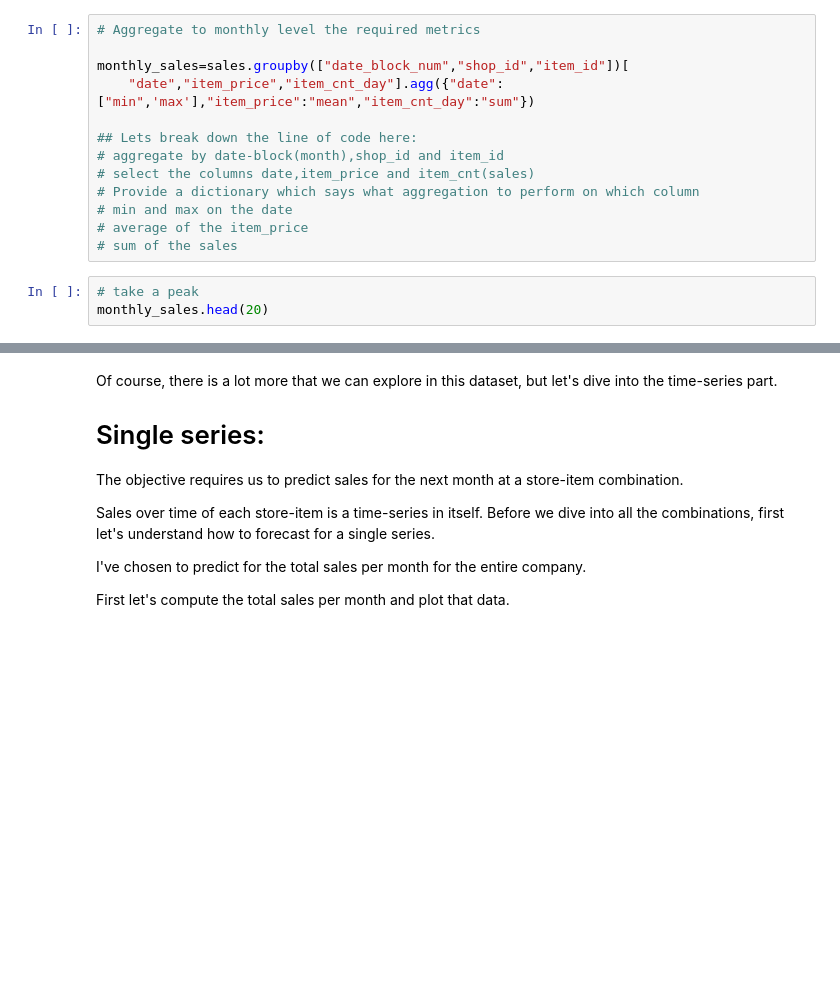
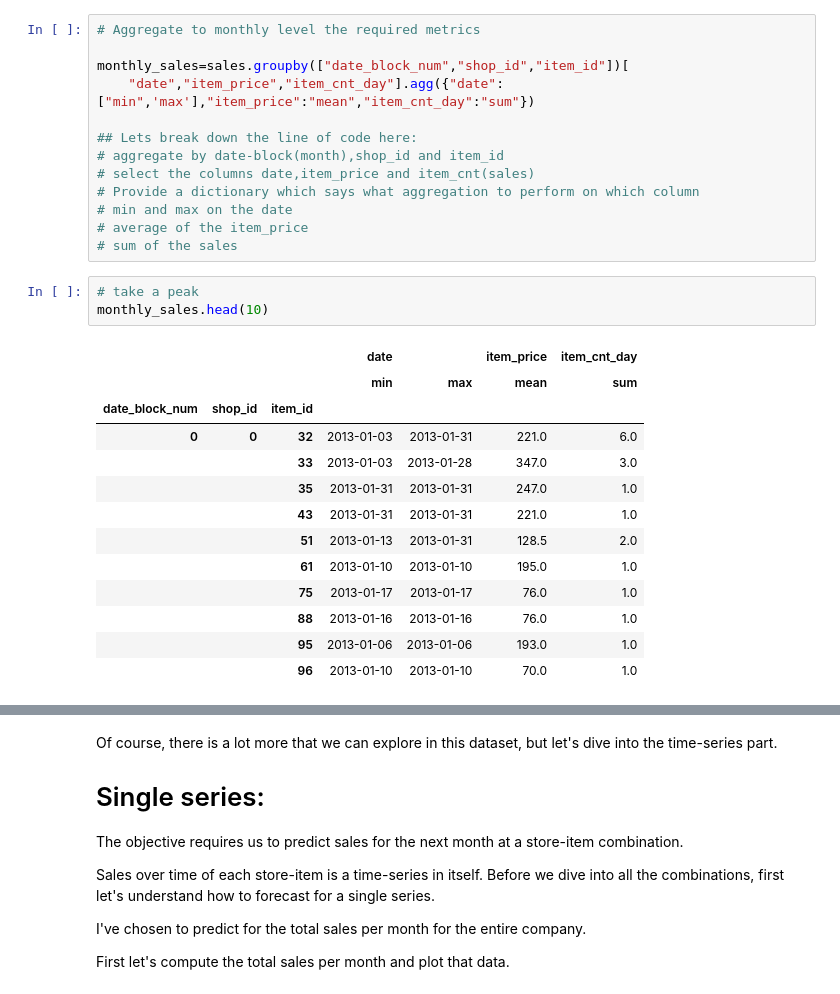
Before and after one commit to derSchmetterling/time_series, a Jupyter notebook: time-series-basics-exploring-traditional-ts.ipynb, the cells around one changed output, grey strips where cells are left out. Drawn from its saved outputs; the diff is of its cells as text; blank space fills up the shorter version.

```diff
--- a/time-series-basics-exploring-traditional-ts.ipynb
+++ b/time-series-basics-exploring-traditional-ts.ipynb
@@ -101,7 +117,21 @@ monthly_sales=sales.groupby(["date_block_num","shop_id","item_id"])[
 # sum of the sales
 # %%
 # take a peak
-monthly_sales.head(20)
+monthly_sales.head(10)
+# %% [output]
+|  |  |  | date |  | item_price | item_cnt_day |
+|  |  |  | min | max | mean | sum |
+| date_block_num | shop_id | item_id |  |  |  |  |
+| 0 | 0 | 32 | 2013-01-03 | 2013-01-31 | 221.0 | 6.0 |
+|  |  | 33 | 2013-01-03 | 2013-01-28 | 347.0 | 3.0 |
+|  |  | 35 | 2013-01-31 | 2013-01-31 | 247.0 | 1.0 |
+|  |  | 43 | 2013-01-31 | 2013-01-31 | 221.0 | 1.0 |
+|  |  | 51 | 2013-01-13 | 2013-01-31 | 128.5 | 2.0 |
+|  |  | 61 | 2013-01-10 | 2013-01-10 | 195.0 | 1.0 |
+|  |  | 75 | 2013-01-17 | 2013-01-17 | 76.0 | 1.0 |
+|  |  | 88 | 2013-01-16 | 2013-01-16 | 76.0 | 1.0 |
+|  |  | 95 | 2013-01-06 | 2013-01-06 | 193.0 | 1.0 |
+|  |  | 96 | 2013-01-10 | 2013-01-10 | 70.0 | 1.0 |
 # %%
 # number of items per cat
 x=item.groupby(['item_category_id']).count()
```
Also changed, not shown: parts of 9 cells of this notebook.
